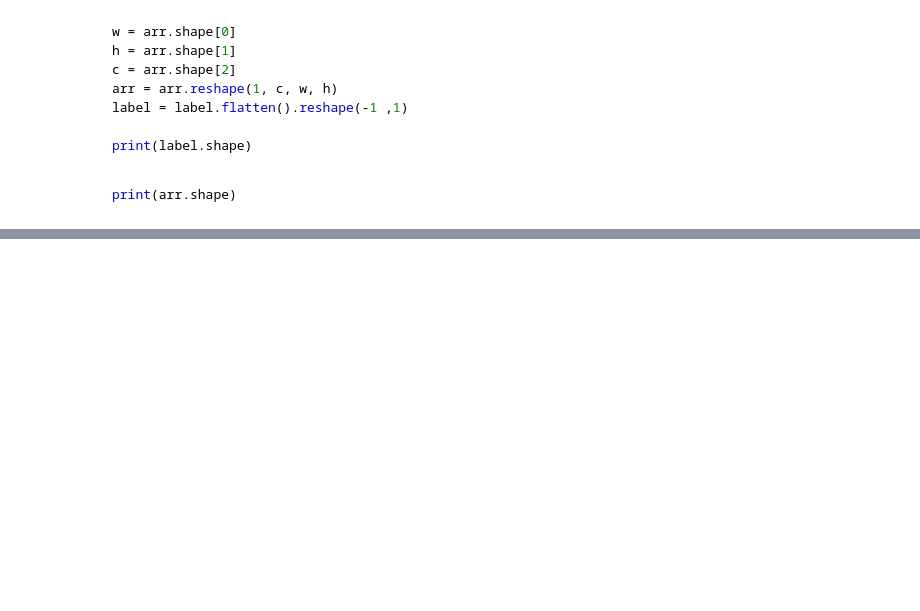
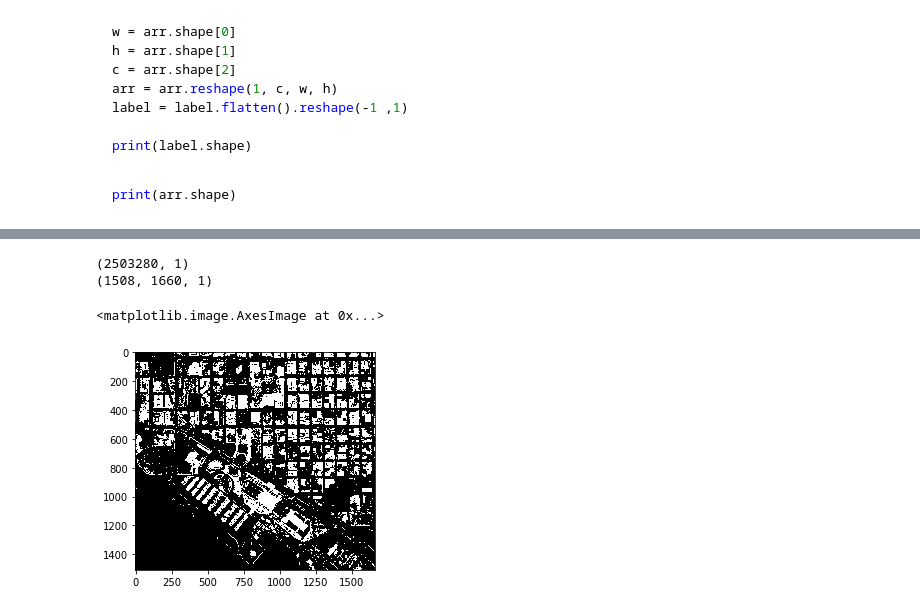
Before and after one commit to ArealTeamM2AIC/Areal_project, a Jupyter notebook: essai_pytorch.ipynb, the cells around one changed output, grey strips where cells are left out. Drawn from its saved outputs; the diff is of its cells as text; code cells hidden in the pictures; blank space fills up the shorter version.

```diff
--- a/essai_pytorch.ipynb
+++ b/essai_pytorch.ipynb
@@ -202,0 +244,15 @@ KeyboardInterrupt:
+# %%
+h = arr_test.shape[0]
+w = arr_test.shape[1]
+print(res.shape)
+gt_res = np.where(res.reshape(h,w,1) > 0.2, 0., 1.)
+print(gt_res.shape)
+# %% [output]
+(2503280, 1)
+(1508, 1660, 1)
+# %%
+gt_img_res = np.concatenate((gt_res, gt_res, gt_res), axis=2)
+imshow(gt_img_res)
+# %% [output]
+<matplotlib.image.AxesImage at 0x...>
+[figure, added]
```
Also changed, not shown: parts of 10 cells of this notebook.
